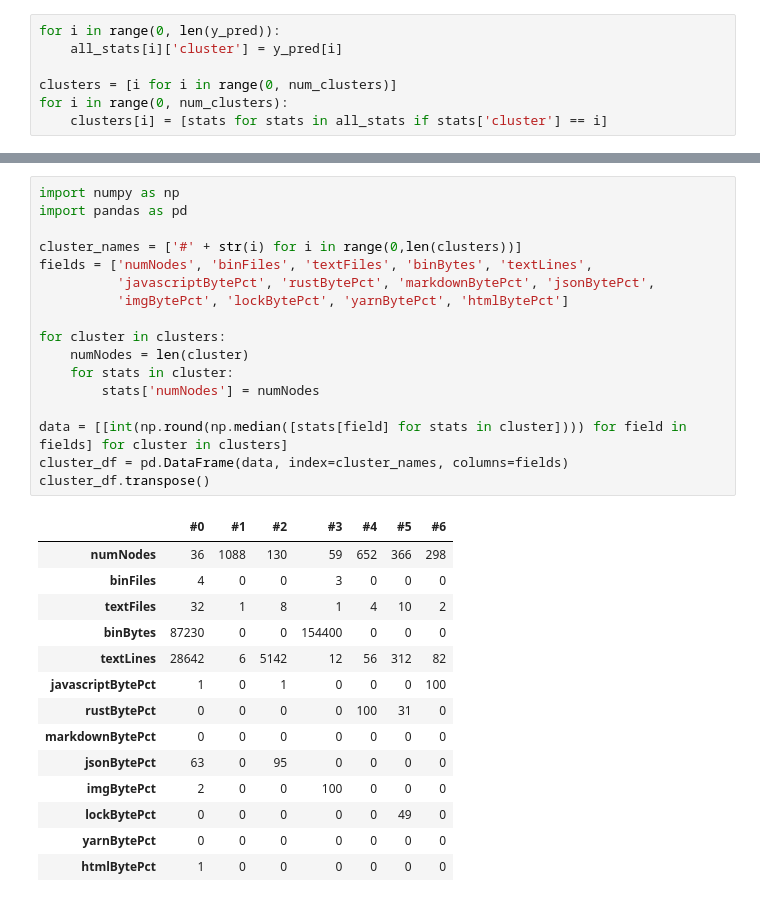
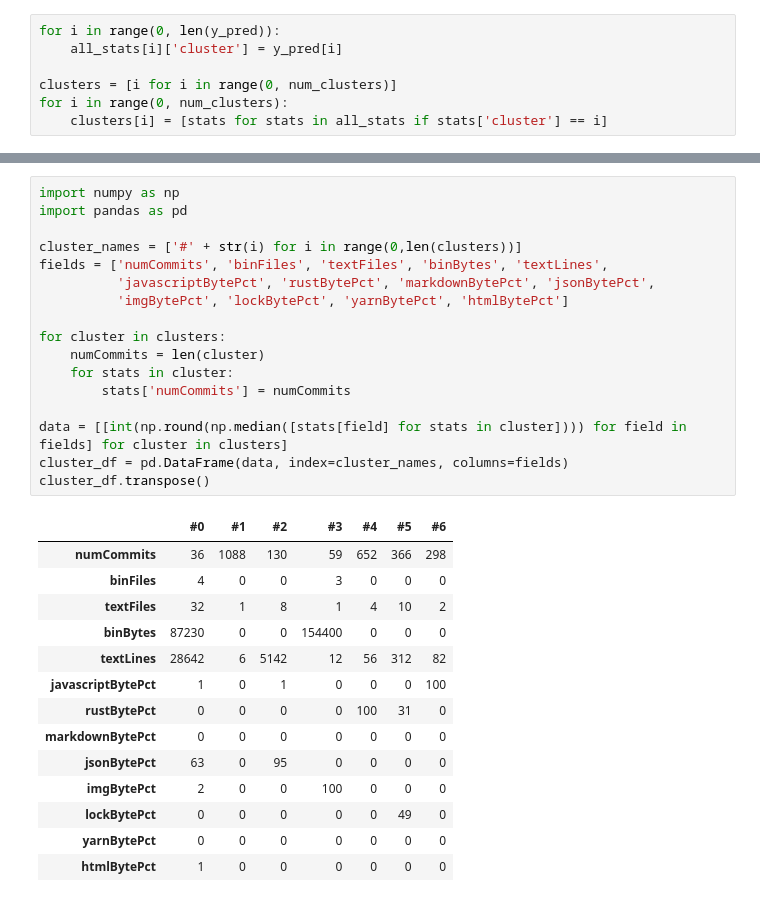
Before and after one commit to Deadman-DAO/Web3HackerNetwork, a Jupyter notebook: sandbox/notebooks/bob/commit_clustering.ipynb, the cells around one changed output, grey strips where cells are left out. Cells and saved outputs as stored; diff of their text form.

```diff
--- a/sandbox/notebooks/bob/commit_clustering.ipynb
+++ b/sandbox/notebooks/bob/commit_clustering.ipynb
@@ -90,23 +98,23 @@ for i in range(0, num_clusters):
 # %%
 import numpy as np
 import pandas as pd
 
 cluster_names = ['#' + str(i) for i in range(0,len(clusters))]
-fields = ['numNodes', 'binFiles', 'textFiles', 'binBytes', 'textLines',
+fields = ['numCommits', 'binFiles', 'textFiles', 'binBytes', 'textLines',
           'javascriptBytePct', 'rustBytePct', 'markdownBytePct', 'jsonBytePct',
           'imgBytePct', 'lockBytePct', 'yarnBytePct', 'htmlBytePct']
 
 for cluster in clusters:
-    numNodes = len(cluster)
+    numCommits = len(cluster)
     for stats in cluster:
-        stats['numNodes'] = numNodes
+        stats['numCommits'] = numCommits
 
 data = [[int(np.round(np.median([stats[field] for stats in cluster]))) for field in fields] for cluster in clusters]
 cluster_df = pd.DataFrame(data, index=cluster_names, columns=fields)
 cluster_df.transpose()
 # %% [output]
 |  | #0 | #1 | #2 | #3 | #4 | #5 | #6 |
-| numNodes | 36 | 1088 | 130 | 59 | 652 | 366 | 298 |
+| numCommits | 36 | 1088 | 130 | 59 | 652 | 366 | 298 |
 | binFiles | 4 | 0 | 0 | 3 | 0 | 0 | 0 |
 | textFiles | 32 | 1 | 8 | 1 | 4 | 10 | 2 |
 | binBytes | 87230 | 0 | 0 | 154400 | 0 | 0 | 0 |
```
Also changed, not shown: parts of 4 cells of this notebook.
